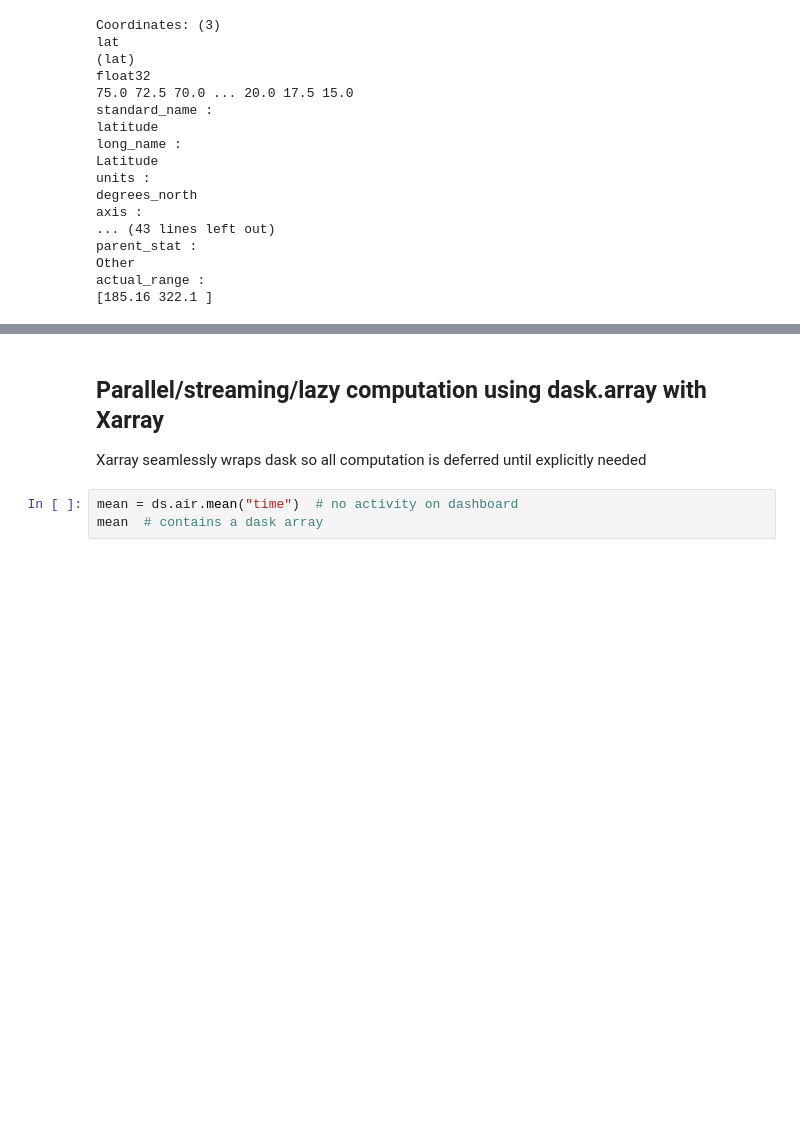
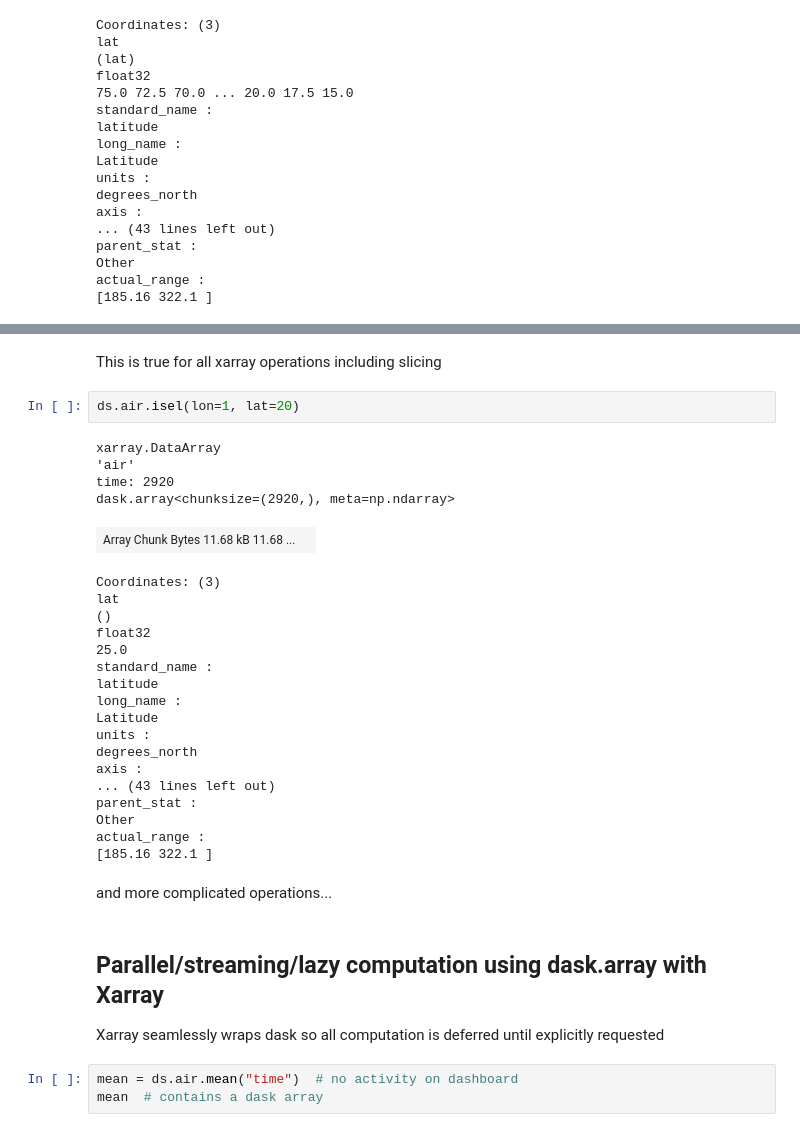
Before and after one commit to xarray-contrib/xarray-tutorial, a Jupyter notebook: scipy-tutorial/06_xarray_and_dask.ipynb, the cells around one changed output, grey strips where cells are left out. Saved outputs shown, nothing was run; the diff lists cells and outputs as text; blank space fills up the shorter version.

```diff
--- a/scipy-tutorial/06_xarray_and_dask.ipynb
+++ b/scipy-tutorial/06_xarray_and_dask.ipynb
@@ -120,10 +171,39 @@ actual_range :
+# %% [markdown]
+This is true for all xarray operations including slicing
+# %%
+ds.air.isel(lon=1, lat=20)
+# %% [output]
+xarray.DataArray
+'air'
+time: 2920
+dask.array<chunksize=(2920,), meta=np.ndarray>
+| Array Chunk Bytes 11.68 kB 11.68 ... |  |
+Coordinates: (3)
+lat
+()
+float32
+25.0
+standard_name :
+latitude
+long_name :
+Latitude
+units :
+degrees_north
+axis :
+... (43 lines left out)
+parent_stat :
+Other
+actual_range :
+[185.16 322.1 ]
+# %% [markdown]
+and more complicated operations...
 # %% [markdown]
 <a id='compute'></a>
 
 ## Parallel/streaming/lazy computation using dask.array with Xarray
 
 Xarray seamlessly wraps dask so all computation is deferred until explicitly
-needed
+requested
 # %%
 mean = ds.air.mean("time")  # no activity on dashboard
 mean  # contains a dask array
```
Also changed, not shown: parts of 26 cells of this notebook, 38 other files.
